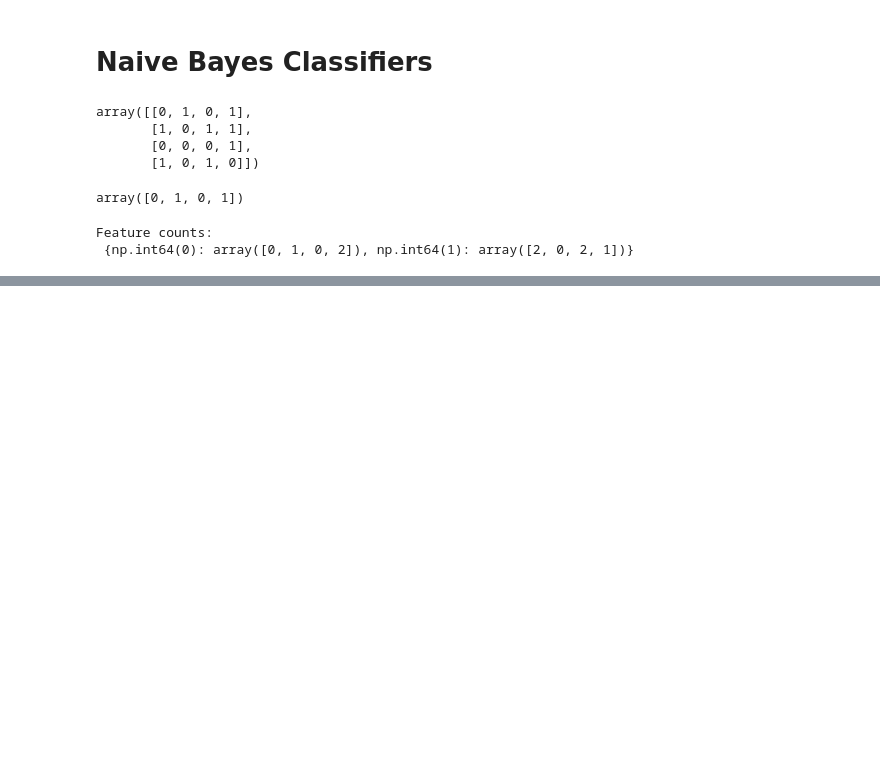
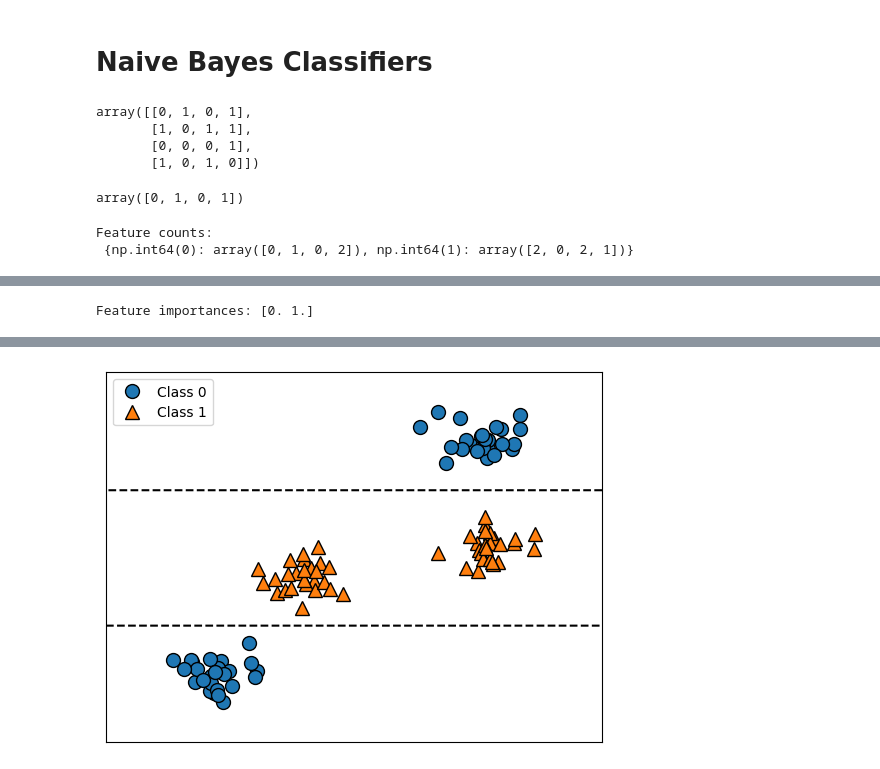
Before and after one commit to Saifullah785/intro-to-ml-with-python-notes-practice, a Jupyter notebook: Chapter_02_Supervised_Learning/Chapter_02_Supervised_Learning.ipynb, the cells around one changed output, grey strips where cells are left out. Cells and saved outputs as stored; diff of their text form; code cells hidden in the pictures; blank space fills up the shorter version.

```diff
--- a/Chapter_02_Supervised_Learning/Chapter_02_Supervised_Learning.ipynb
+++ b/Chapter_02_Supervised_Learning/Chapter_02_Supervised_Learning.ipynb
@@ -783,0 +900,6 @@ Feature counts:
+# %%
+# Plot a decision tree that illustrates a non-monotone relationship
+tree = mglearn.plots.plot_tree_not_monotone()
+display(tree)
+# %% [output]
+Feature importances: [0. 1.]
@@ -783,0 +907 @@ Feature counts:
+[figure, added]
```
Also changed, not shown: parts of 31 cells of this notebook.
